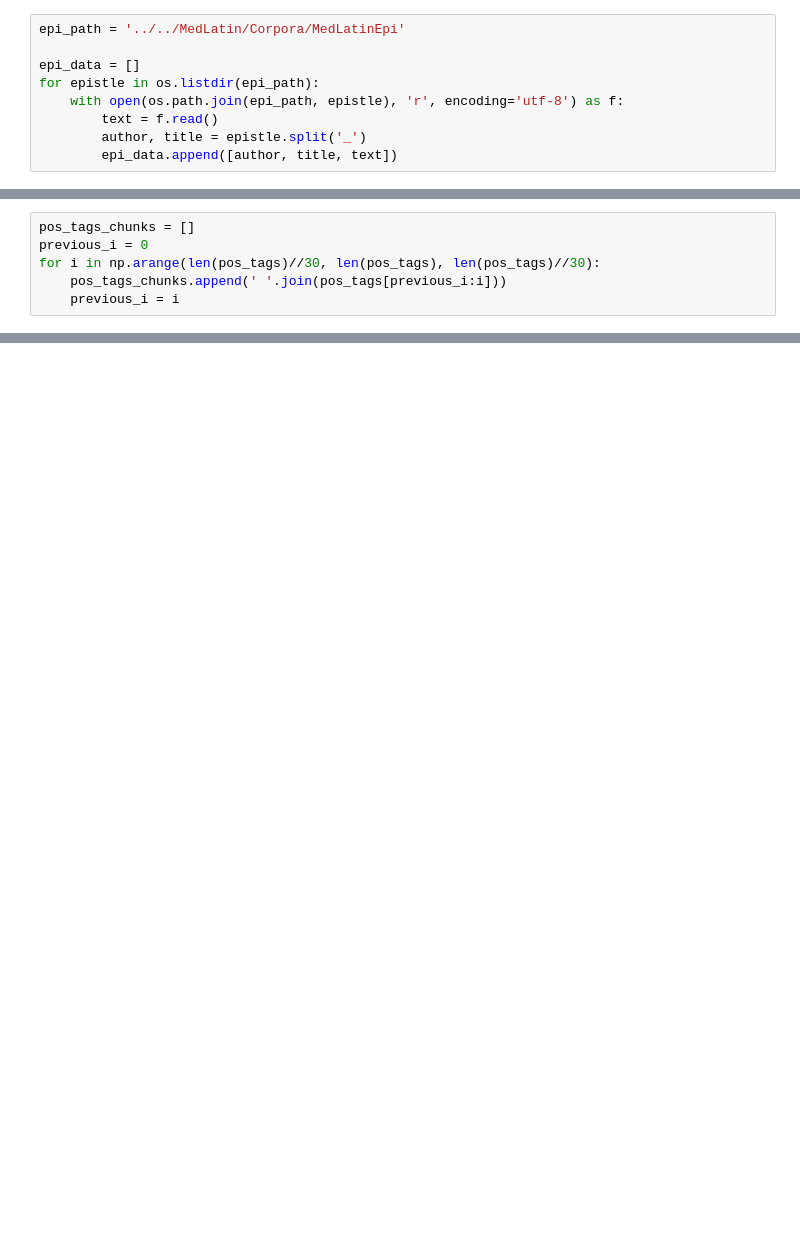
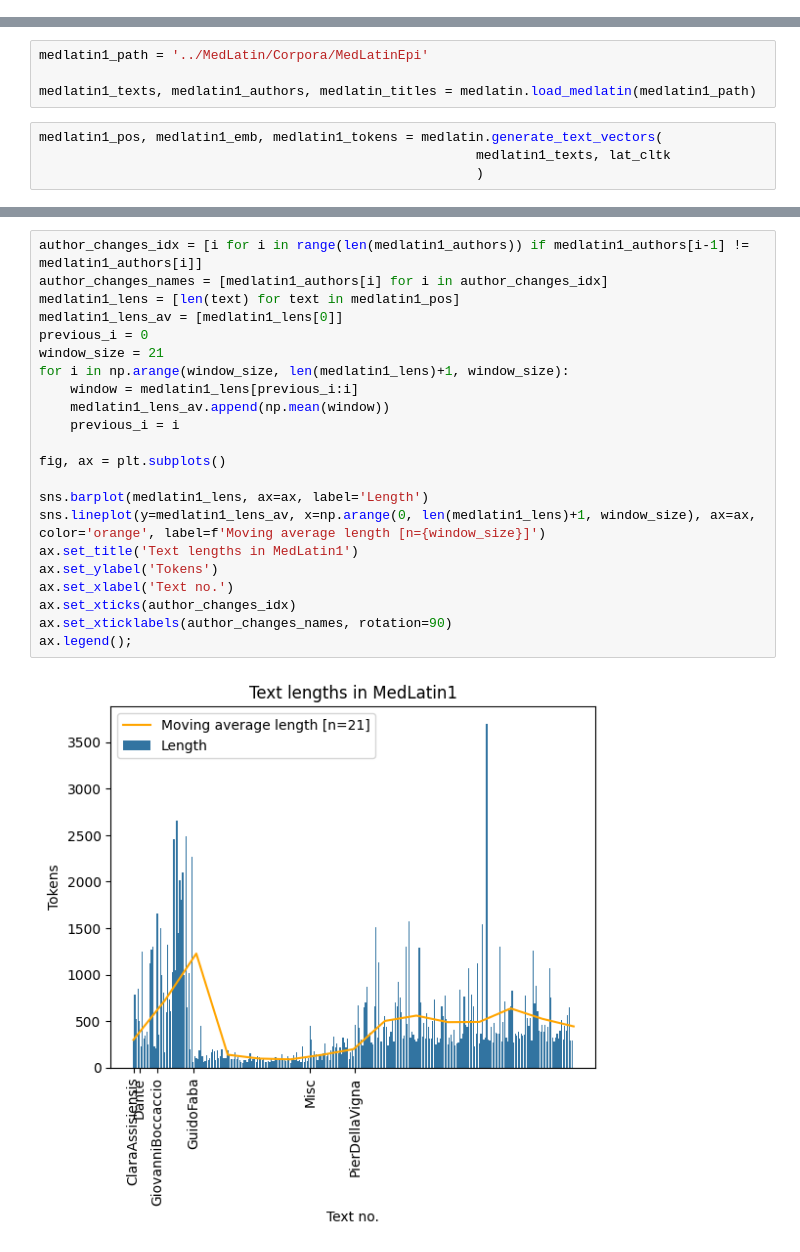
Before and after one commit to johannes-hp/BoB-thesis, a Jupyter notebook: MedLatin-scripts/epi_concordance.ipynb, the cells around one changed output, grey strips where cells are left out. Saved outputs shown, nothing was run; the diff lists cells and outputs as text; blank space fills up the shorter version.

Commit message:
Update medlatin scripts

```diff
--- a/MedLatin-scripts/epi_concordance.ipynb
+++ b/MedLatin-scripts/epi_concordance.ipynb
@@ -15,9 +0,0 @@ lat_cltk.pipeline.processes.remove(cltk.embeddings.processes.LatinEmbeddingsProc
-# %%
-epi_path = '../../MedLatin/Corpora/MedLatinEpi'
-
-epi_data = []
-for epistle in os.listdir(epi_path):
-    with open(os.path.join(epi_path, epistle), 'r', encoding='utf-8') as f:
-        text = f.read()
-        author, title = epistle.split('_')
-        epi_data.append([author, title, text])
@@ -72,6 +0,0 @@ sns.heatmap(distances, ax=ax, cmap='coolwarm')
-# %%
-pos_tags_chunks = []
-previous_i = 0
-for i in np.arange(len(pos_tags)//30, len(pos_tags), len(pos_tags)//30):
-    pos_tags_chunks.append(' '.join(pos_tags[previous_i:i]))
-    previous_i = i
@@ -102,0 +18,8 @@ sns.heatmap(distances / distances.max(), ax=ax, cmap='coolwarm')
+# %%
+medlatin1_path = '../MedLatin/Corpora/MedLatinEpi'
+
+medlatin1_texts, medlatin1_authors, medlatin_titles = medlatin.load_medlatin(medlatin1_path)
+# %%
+medlatin1_pos, medlatin1_emb, medlatin1_tokens = medlatin.generate_text_vectors(
+                                                        medlatin1_texts, lat_cltk
+                                                        )
@@ -102,0 +37,24 @@ sns.heatmap(distances / distances.max(), ax=ax, cmap='coolwarm')
+# %%
+author_changes_idx = [i for i in range(len(medlatin1_authors)) if medlatin1_authors[i-1] != medlatin1_authors[i]]
+author_changes_names = [medlatin1_authors[i] for i in author_changes_idx]
+medlatin1_lens = [len(text) for text in medlatin1_pos]
+medlatin1_lens_av = [medlatin1_lens[0]]
+previous_i = 0
+window_size = 21
+for i in np.arange(window_size, len(medlatin1_lens)+1, window_size):
+    window = medlatin1_lens[previous_i:i]
+    medlatin1_lens_av.append(np.mean(window))
+    previous_i = i
+
+fig, ax = plt.subplots()
+
+sns.barplot(medlatin1_lens, ax=ax, label='Length')
+sns.lineplot(y=medlatin1_lens_av, x=np.arange(0, len(medlatin1_lens)+1, window_size), ax=ax, color='orange', label=f'Moving average length [n={window_size}]')
+ax.set_title('Text lengths in MedLatin1')
+ax.set_ylabel('Tokens')
+ax.set_xlabel('Text no.')
+ax.set_xticks(author_changes_idx)
+ax.set_xticklabels(author_changes_names, rotation=90)
+ax.legend();
+# %% [output]
+[figure, added]
```
Also changed, not shown: parts of 34 cells of this notebook, 1 other file.
